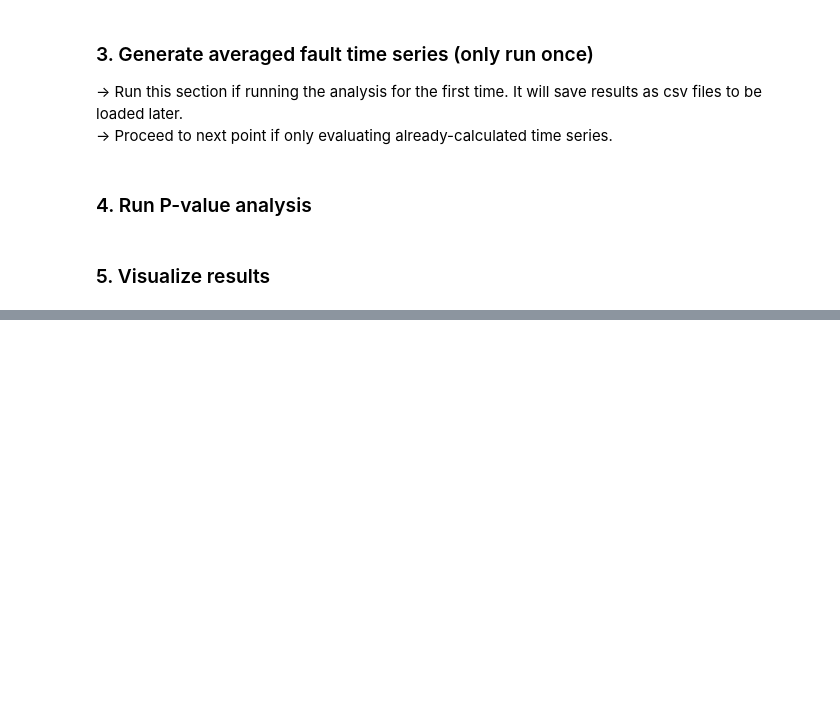
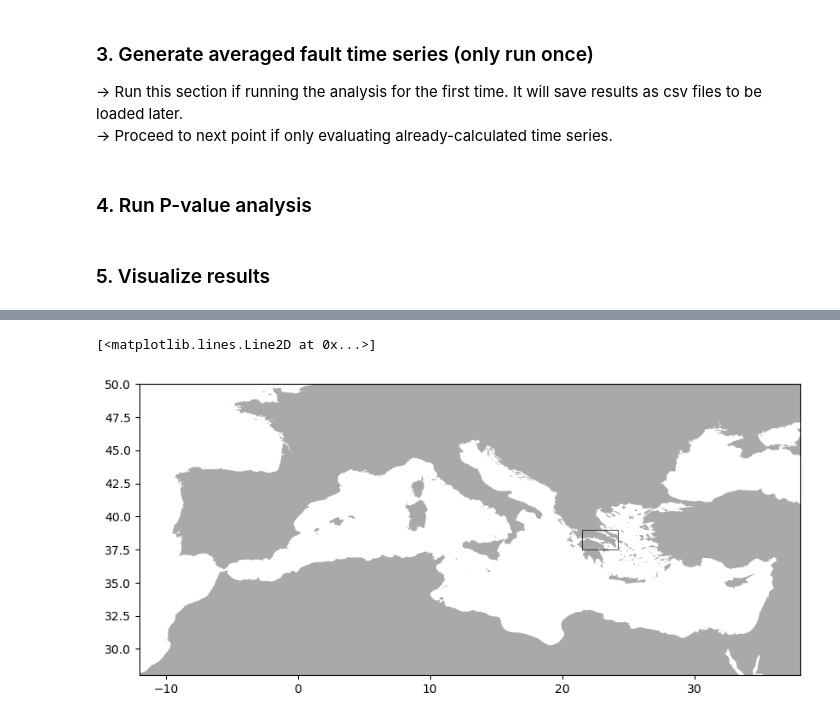
Before and after one commit to gems-val22/egms-fault-motion, a Jupyter notebook: demo.ipynb, the cells around one changed output, grey strips where cells are left out. Cells and saved outputs as stored; diff of their text form; code cells hidden in the pictures; blank space fills up the shorter version.

```diff
--- a/demo.ipynb
+++ b/demo.ipynb
@@ -312,0 +365,22 @@ plt.savefig('figures/faults_egms_plot.png', dpi=300, bbox_inches='tight', transp
+# %%
+fig,ax = plt.subplots(figsize=(10, 10))
+world.plot(ax=ax, color='darkgrey')
+
+# Context in Greece
+# ax.set_xlim([18, 28])
+# ax.set_ylim([34, 42])
+
+# Context in Europe
+# ax.set_xlim([-12, 35])
+# ax.set_ylim([30, 70])
+
+# Context in the Mediterranean
+ax.set_xlim([-12, 38])
+ax.set_ylim([28, 50])
+
+ax.set_aspect('equal')
+ax.plot([xlims[0], xlims[1], xlims[1], xlims[0], xlims[0]], [ylims[0], ylims[0], ylims[1], ylims[1], ylims[0]], \
+         color='k', linewidth=0.5, zorder=5)
+# %% [output]
+[<matplotlib.lines.Line2D at 0x...>]
+[figure, added]
```
Also changed, not shown: parts of 4 cells of this notebook, 1 other file.
